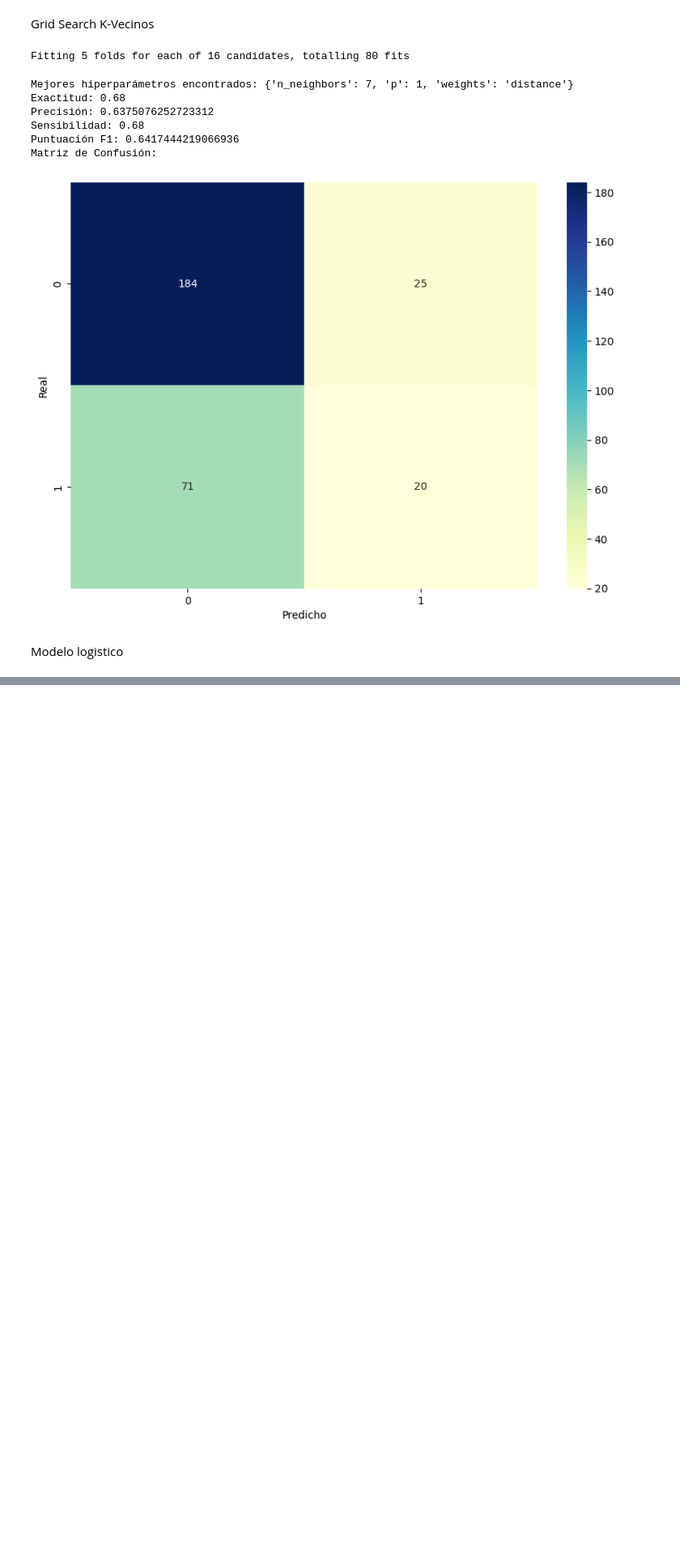
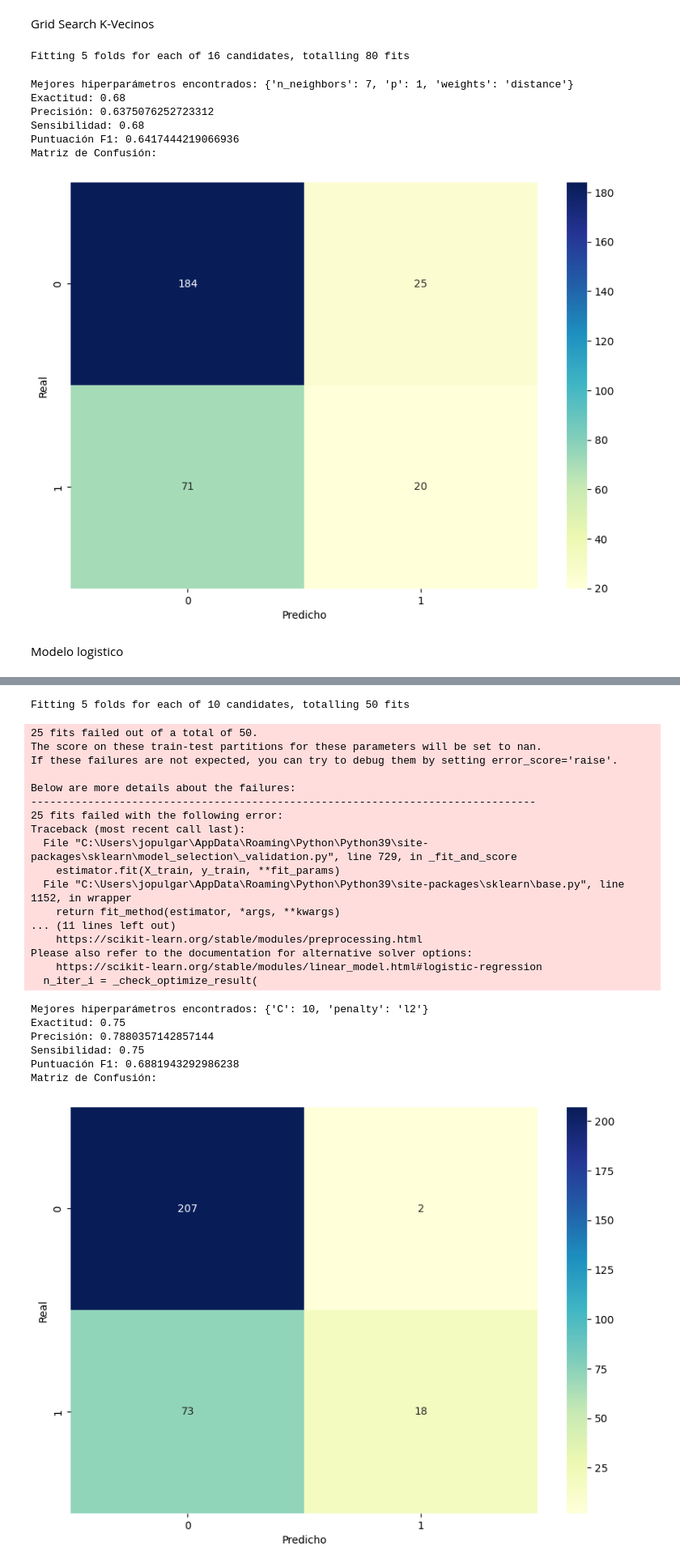
Before and after one commit to Japulgarin/Data_challenge_uninorte, a Jupyter notebook: Creditos_alemanes.ipynb, the cells around one changed output, grey strips where cells are left out. Shown at 81% size. Drawn from its saved outputs; the diff is of its cells as text; code cells hidden in the pictures; blank space fills up the shorter version.

```diff
--- a/Creditos_alemanes.ipynb
+++ b/Creditos_alemanes.ipynb
@@ -629,0 +682,79 @@ Modelo logistico
+# %%
+from sklearn.linear_model import LogisticRegression
+from sklearn.model_selection import GridSearchCV
+from sklearn.metrics import accuracy_score, precision_score, recall_score, f1_score, confusion_matrix
+import matplotlib.pyplot as plt
+import seaborn as sns
+from sklearn.model_selection import train_test_split
+
+# Dividir los datos en conjuntos de entrenamiento y prueba
+X_train, X_test, Y_train, Y_test = train_test_split(X, y, test_size=0.3, random_state=42)
+
+# Crear un diccionario de hiperparámetros que deseas ajustar
+param_grid = {
+    'C': [0.001, 0.01, 0.1, 1, 10],  # Prueba diferentes valores de regularización C
+    'penalty': ['l1', 'l2'],  # Prueba diferentes tipos de penalización (L1 y L2)
+}
+
+# Inicializar el modelo de Regresión Logística
+logistic_regression = LogisticRegression(class_weight={1: 0.7, 2: 0.3})
+
+# Inicializar la búsqueda en cuadrícula con validación cruzada
+grid_search = GridSearchCV(logistic_regression, param_grid, cv=5, scoring='accuracy', verbose=1, n_jobs=-1)
+
+# Ajustar la búsqueda en cuadrícula a los datos de entrenamiento
+grid_search.fit(X_train, Y_train)
+
+# Obtener el mejor modelo
+best_logistic_regression = grid_search.best_estimator_
+
+# Realizar predicciones en el conjunto de prueba utilizando el mejor modelo
+Y_pred = best_logistic_regression.predict(X_test)
+
+# Calcular métricas
+exactitud = accuracy_score(Y_test, Y_pred)
+precision = precision_score(Y_test, Y_pred, average='weighted')
+sensibilidad = recall_score(Y_test, Y_pred, average='weighted')
+f1 = f1_score(Y_test, Y_pred, average='weighted')
+matriz_confusion = confusion_matrix(Y_test, Y_pred)
+
+# Imprimir los mejores hiperparámetros encontrados
+print(f"Mejores hiperparámetros encontrados: {grid_search.best_params_}")
+print(f"Exactitud: {exactitud}")
+print(f"Precisión: {precision}")
+print(f"Sensibilidad: {sensibilidad}")
+print(f"Puntuación F1: {f1}")
+print("Matriz de Confusión:")
+
+# Visualizar la matriz de confusión con Seaborn
+plt.figure(figsize=(10,7))
+sns.heatmap(matriz_confusion, annot=True, cmap="YlGnBu", fmt="g")
+plt.xlabel('Predicho')
+plt.ylabel('Real')
+plt.show()
+# %% [output]
+Fitting 5 folds for each of 10 candidates, totalling 50 fits
+25 fits failed out of a total of 50.
+The score on these train-test partitions for these parameters will be set to nan.
+If these failures are not expected, you can try to debug them by setting error_score='raise'.
+
+Below are more details about the failures:
+--------------------------------------------------------------------------------
+25 fits failed with the following error:
+Traceback (most recent call last):
+  File "C:\Users\jopulgar\AppData\Roaming\Python\Python39\site-packages\sklearn\model_selection\_validation.py", line 729, in _fit_and_score
+    estimator.fit(X_train, y_train, **fit_params)
+  File "C:\Users\jopulgar\AppData\Roaming\Python\Python39\site-packages\sklearn\base.py", line 1152, in wrapper
+    return fit_method(estimator, *args, **kwargs)
+... (11 lines left out)
+    https://scikit-learn.org/stable/modules/preprocessing.html
+Please also refer to the documentation for alternative solver options:
+    https://scikit-learn.org/stable/modules/linear_model.html#logistic-regression
+  n_iter_i = _check_optimize_result(
+Mejores hiperparámetros encontrados: {'C': 10, 'penalty': 'l2'}
+Exactitud: 0.75
+Precisión: 0.7880357142857144
+Sensibilidad: 0.75
+Puntuación F1: 0.6881943292986238
+Matriz de Confusión:
+[figure, added]
```
Also changed, not shown: parts of 1 cell of this notebook.
